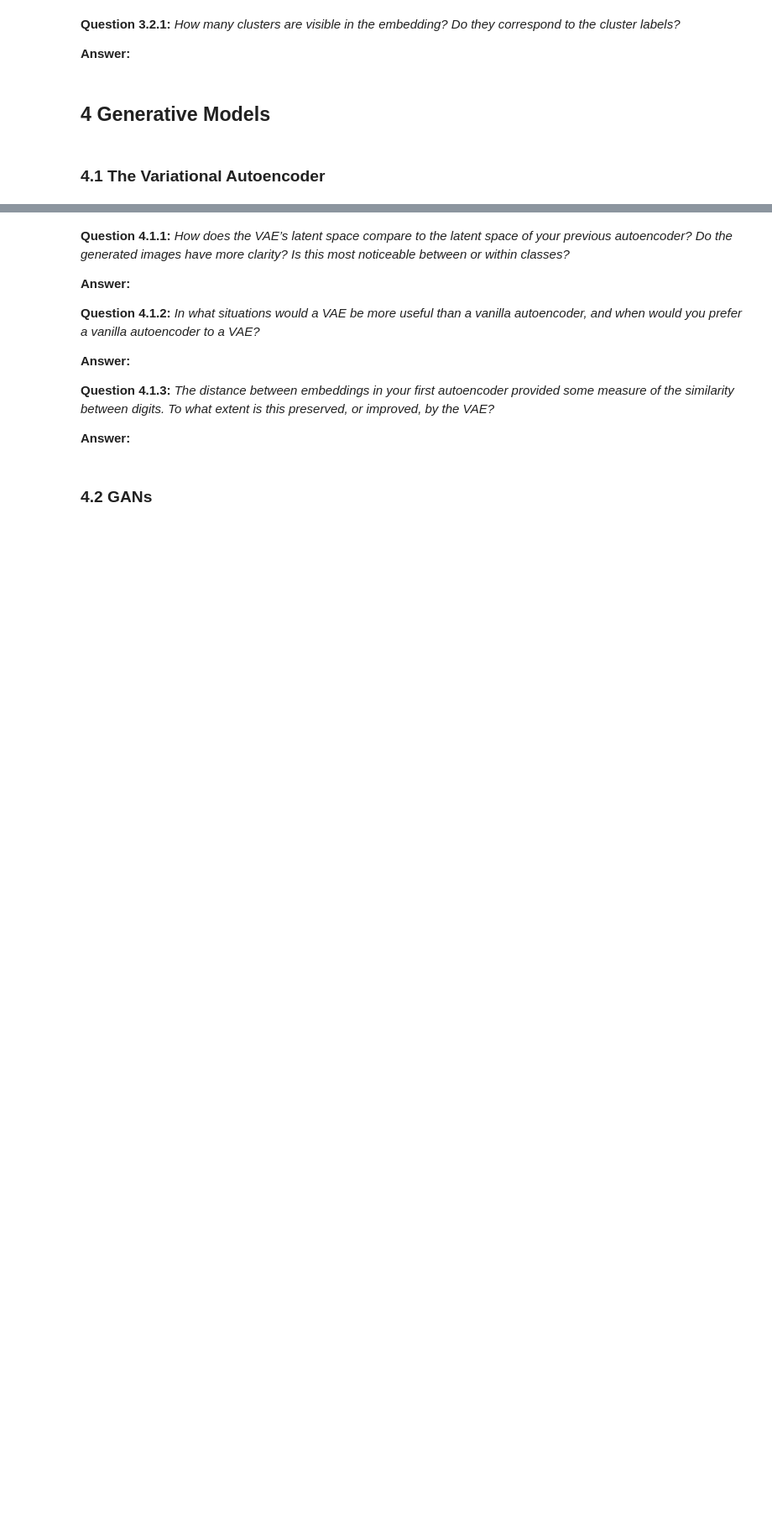
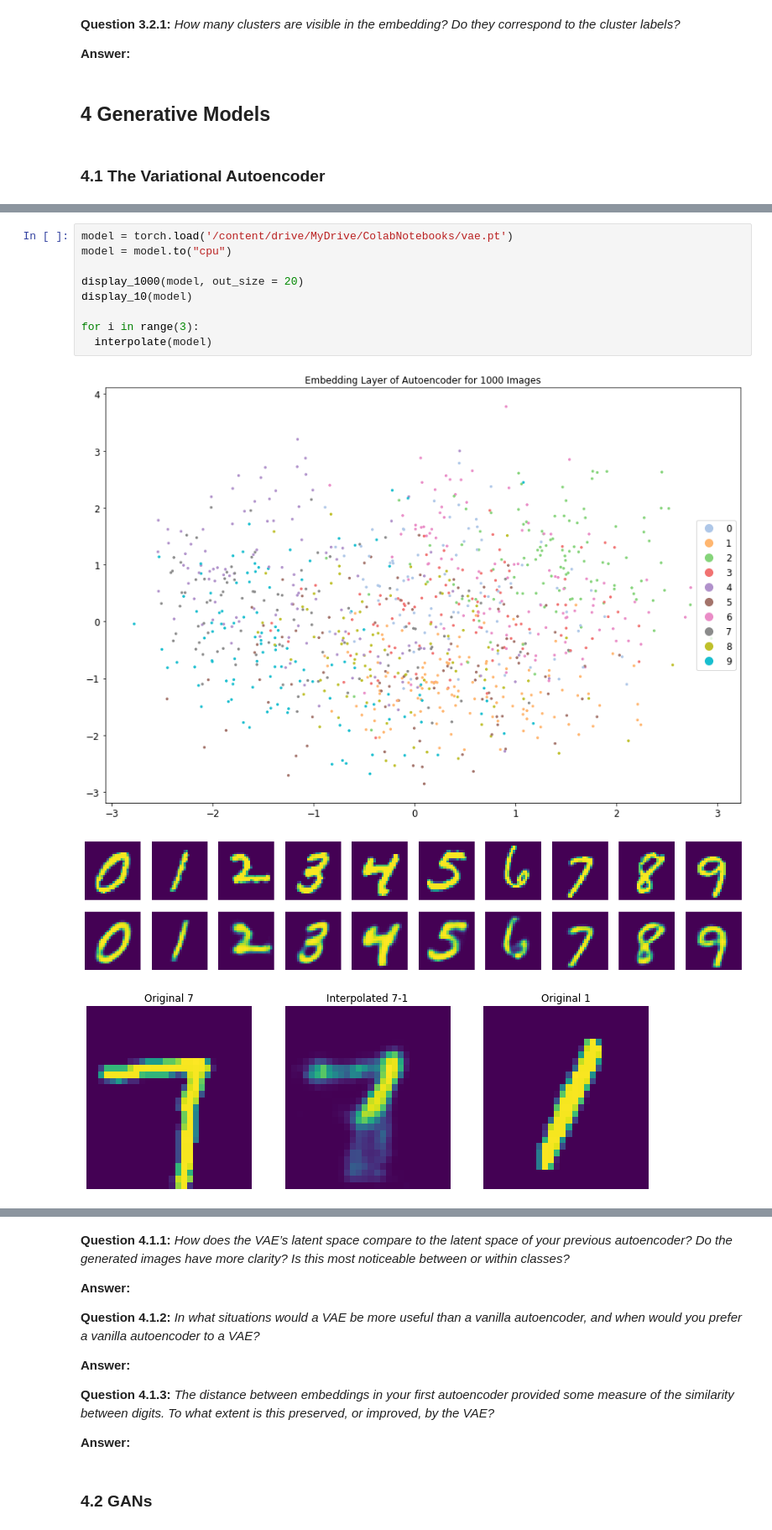
Before and after one commit to seungkyoon/Projects, a Jupyter notebook: Bong_Seungkyoon_ps3_report.ipynb, the cells around one changed output, grey strips where cells are left out. Shown at 84% size. Drawn from its saved outputs; the diff is of its cells as text; blank space fills up the shorter version.

```diff
--- a/Bong_Seungkyoon_ps3_report.ipynb
+++ b/Bong_Seungkyoon_ps3_report.ipynb
@@ -1011,0 +659,13 @@ for i in range(3):
+# %%
+model = torch.load('/content/drive/MyDrive/ColabNotebooks/vae.pt')
+model = model.to("cpu")
+
+display_1000(model, out_size = 20)
+display_10(model)
+
+for i in range(3):
+  interpolate(model)
+# %% [output]
+[figure, added]
+[figure, added]
+[figure, added]
```
Also changed, not shown: parts of 17 cells of this notebook.
